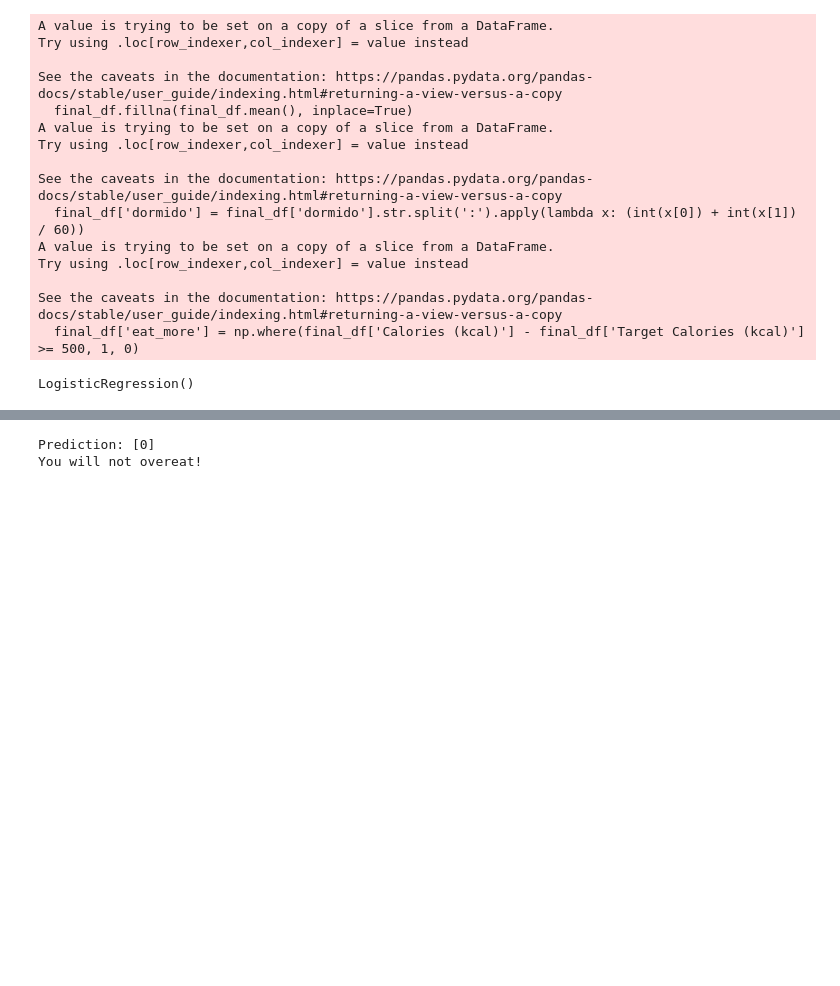
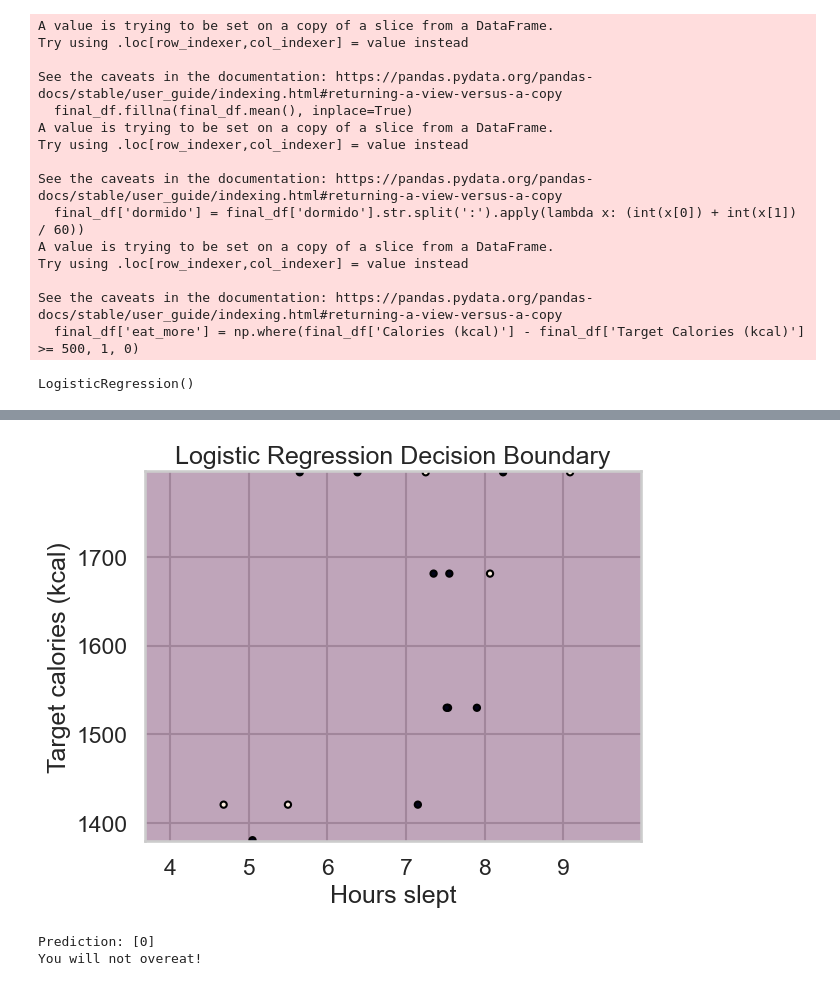
Before and after one commit to PabloJSV/Sleep-Diet-Predictor, a Jupyter notebook: main.ipynb, the cells around one changed output, grey strips where cells are left out. Saved outputs shown, nothing was run; the diff lists cells and outputs as text; code cells hidden in the pictures; blank space fills up the shorter version.

```diff
--- a/main.ipynb
+++ b/main.ipynb
@@ -230,2 +248,21 @@ Accuracy: 0.8888888888888888
+# %%
+# creating a mesh grid to plot the decision boundary
+dormido_min, dormido_max = X_train['dormido'].min() - 1, X_train['dormido'].max() + 1
+target_calories_min, target_calories_max = X_train['Target Calories (kcal)'].min() - 1, X_train['Target Calories (kcal)'].max() + 1
+dormido_grid, target_calories_grid = np.meshgrid(np.arange(dormido_min, dormido_max, 0.1), np.arange(target_calories_min, target_calories_max, 0.1))
+
+# calculating the prediction on the mesh grid
+Z = model.predict(np.array([dormido_grid.ravel(), target_calories_grid.ravel()]).T)
+Z = Z.reshape(dormido_grid.shape)
+
+# plotting the decision boundary
+plt.contourf(dormido_grid, target_calories_grid, Z, alpha=0.4)
+plt.scatter(X_train['dormido'], X_train['Target Calories (kcal)'], c=y_train, s=20, edgecolor='k')
+plt.xlabel('Hours slept')
+plt.ylabel('Target calories (kcal)')
+plt.title('Logistic Regression Decision Boundary')
+plt.show()
+# %% [output]
+[figure, added]
 # %%
 # making predictions on new data
```
Also changed, not shown: parts of 6 cells of this notebook, 1 other file.
